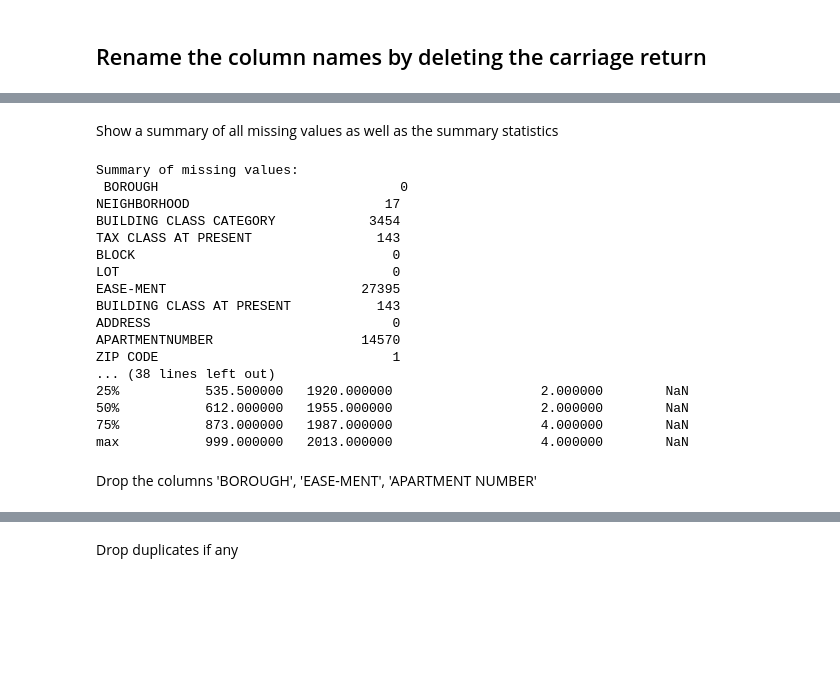
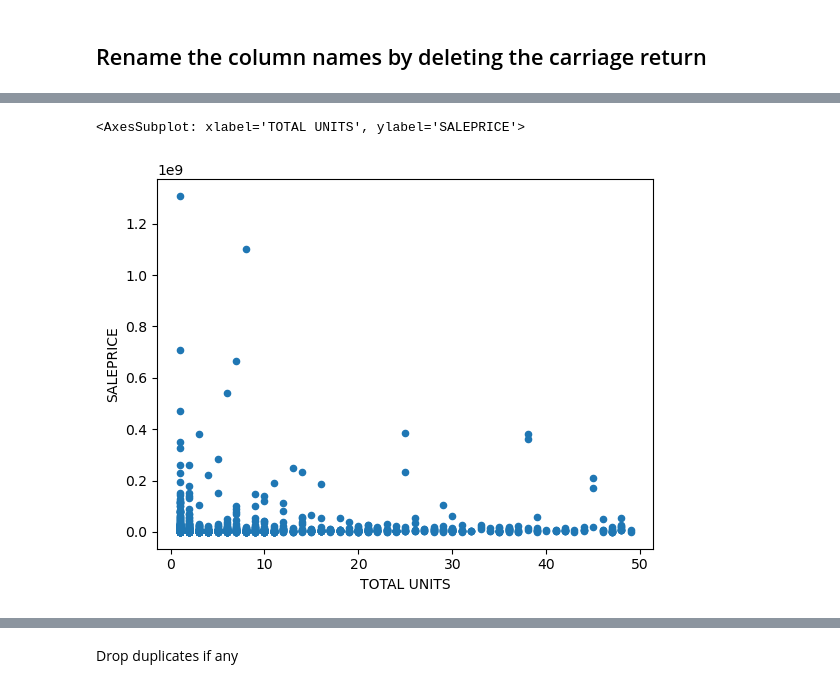
Before and after one commit to Stevedev7/Big-Data-CW, a Jupyter notebook: index.ipynb, the cells around one changed output, grey strips where cells are left out. Saved outputs shown, nothing was run; the diff lists cells and outputs as text; code cells hidden in the pictures; blank space fills up the shorter version.

```diff
--- a/index.ipynb
+++ b/index.ipynb
@@ -110,4 +225,0 @@ df["BUILDING CLASS CATEGORY"] = df["BUILDING CLASS CATEGORY"].str.strip()
-# %%
-df["NEIGHBORHOOD"] = df["NEIGHBORHOOD"].str.strip()
-# %%
-df["SALE DATE"] = df["SALE DATE"].astype(np.datetime64)
@@ -125,29 +226,5 @@ Replace the zeros in Prices, Land squares, etc. by NaN
-# %%
-df[num_vars] = df[num_vars].replace(0, np.nan)
-# %% [markdown]
-Show a summary of all missing values as well as the summary statistics
-# %%
-print("Summary of missing values:\n", df.isnull().sum())
-print("\nSummary statistics:\n", df.describe())
-# %% [output]
-Summary of missing values:
- BOROUGH                               0
-NEIGHBORHOOD                         17
-BUILDING CLASS CATEGORY            3454
-TAX CLASS AT PRESENT                143
-BLOCK                                 0
-LOT                                   0
-EASE-MENT                         27395
-BUILDING CLASS AT PRESENT           143
-ADDRESS                               0
-APARTMENTNUMBER                   14570
-ZIP CODE                              1
-... (38 lines left out)
-25%           535.500000   1920.000000                   2.000000        NaN
-50%           612.000000   1955.000000                   2.000000        NaN
-75%           873.000000   1987.000000                   4.000000        NaN
-max           999.000000   2013.000000                   4.000000        NaN
-# %% [markdown]
-Drop the columns 'BOROUGH', 'EASE-MENT', 'APARTMENT NUMBER'
-# %%
-df = df.drop(columns=['BOROUGH', 'EASE-MENT', 'APARTMENTNUMBER'])
+# %%
+df.plot.scatter(x='TOTAL UNITS', y='SALEPRICE')
+# %% [output]
+<AxesSubplot: xlabel='TOTAL UNITS', ylabel='SALEPRICE'>
+[figure, added]
```
Also changed, not shown: parts of 48 cells of this notebook, 1 other file.
